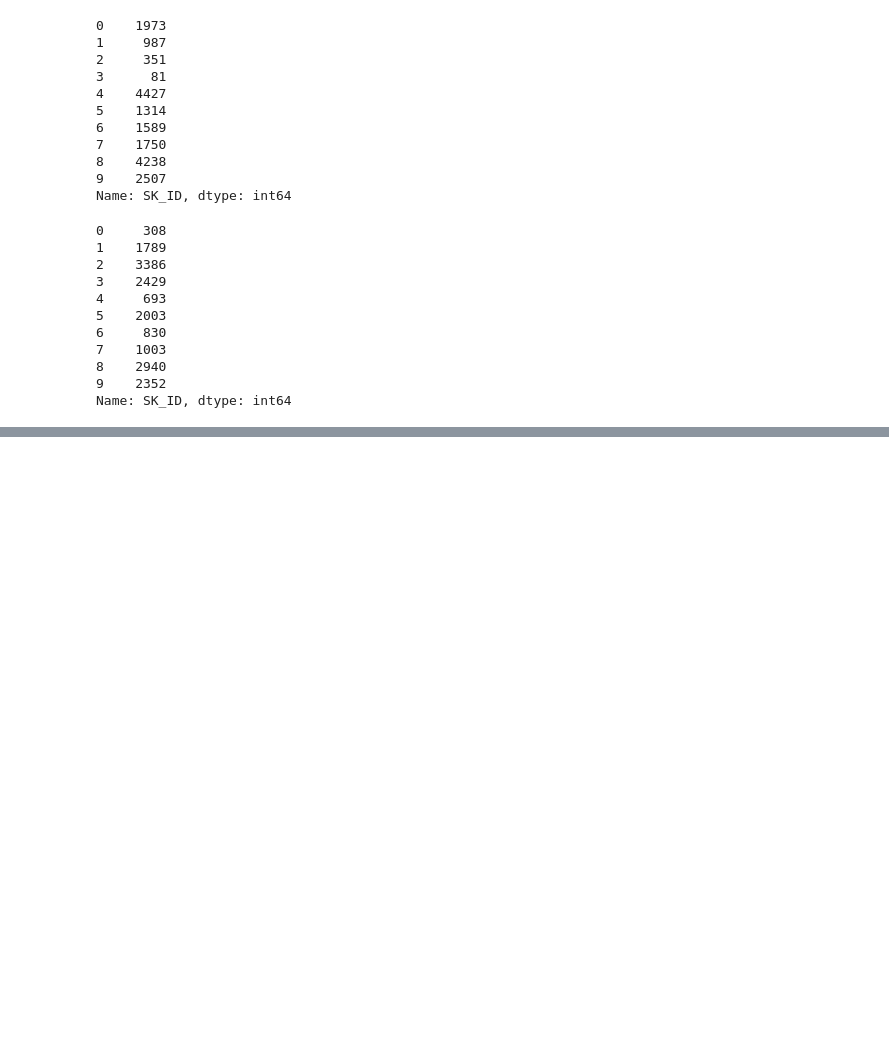
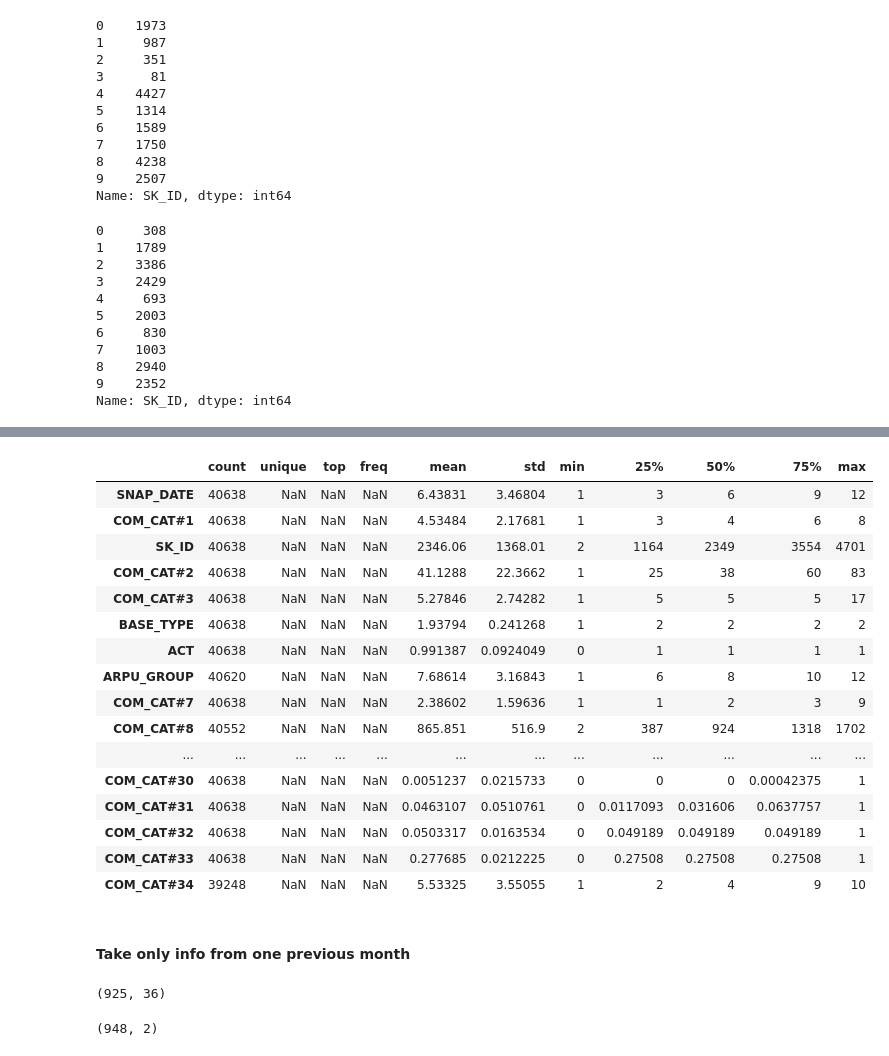
Before and after one commit to ademyanchuk/mlBootCamp2018, a Jupyter notebook: make-validation-system.ipynb, the cells around one changed output, grey strips where cells are left out. Cells and saved outputs as stored; diff of their text form; code cells hidden in the pictures; blank space fills up the shorter version.

```diff
--- a/make-validation-system.ipynb
+++ b/make-validation-system.ipynb
@@ -245,0 +288,3 @@ Name: SK_ID, dtype: int64
+# %%
+subs_feat_tr_df = pd.read_csv(path/'train/subs_features_train.csv', sep=';', decimal=',',
+                              parse_dates=['SNAP_DATE'], infer_datetime_format=True, dayfirst=True)
@@ -245,0 +374,3 @@ Name: SK_ID, dtype: int64
+# %%
+# convert to months (int)
+subs_feat_tr_df.SNAP_DATE = subs_feat_tr_df.SNAP_DATE.dt.month
@@ -245,0 +408,22 @@ Name: SK_ID, dtype: int64
+# %%
+display_all(subs_feat_tr_df.describe(include='all').T)
+# %% [output]
+|  | count | unique | top | freq | mean | std | min | 25% | 50% | 75% | max |
+| SNAP_DATE | 40638 | NaN | NaN | NaN | 6.43831 | 3.46804 | 1 | 3 | 6 | 9 | 12 |
+| COM_CAT#1 | 40638 | NaN | NaN | NaN | 4.53484 | 2.17681 | 1 | 3 | 4 | 6 | 8 |
+| SK_ID | 40638 | NaN | NaN | NaN | 2346.06 | 1368.01 | 2 | 1164 | 2349 | 3554 | 4701 |
+| COM_CAT#2 | 40638 | NaN | NaN | NaN | 41.1288 | 22.3662 | 1 | 25 | 38 | 60 | 83 |
+| COM_CAT#3 | 40638 | NaN | NaN | NaN | 5.27846 | 2.74282 | 1 | 5 | 5 | 5 | 17 |
+| BASE_TYPE | 40638 | NaN | NaN | NaN | 1.93794 | 0.241268 | 1 | 2 | 2 | 2 | 2 |
+| ACT | 40638 | NaN | NaN | NaN | 0.991387 | 0.0924049 | 0 | 1 | 1 | 1 | 1 |
+| ARPU_GROUP | 40620 | NaN | NaN | NaN | 7.68614 | 3.16843 | 1 | 6 | 8 | 10 | 12 |
+| COM_CAT#7 | 40638 | NaN | NaN | NaN | 2.38602 | 1.59636 | 1 | 1 | 2 | 3 | 9 |
+| COM_CAT#8 | 40552 | NaN | NaN | NaN | 865.851 | 516.9 | 2 | 387 | 924 | 1318 | 1702 |
+| ... | ... | ... | ... | ... | ... | ... | ... | ... | ... | ... | ... |
+| COM_CAT#30 | 40638 | NaN | NaN | NaN | 0.0051237 | 0.0215733 | 0 | 0 | 0 | 0.00042375 | 1 |
+| COM_CAT#31 | 40638 | NaN | NaN | NaN | 0.0463107 | 0.0510761 | 0 | 0.0117093 | 0.031606 | 0.0637757 | 1 |
+| COM_CAT#32 | 40638 | NaN | NaN | NaN | 0.0503317 | 0.0163534 | 0 | 0.049189 | 0.049189 | 0.049189 | 1 |
+| COM_CAT#33 | 40638 | NaN | NaN | NaN | 0.277685 | 0.0212225 | 0 | 0.27508 | 0.27508 | 0.27508 | 1 |
+| COM_CAT#34 | 39248 | NaN | NaN | NaN | 5.53325 | 3.55055 | 1 | 2 | 4 | 9 | 10 |
+# %% [markdown]
+#### Take only info from one previous month
@@ -245,0 +433,8 @@ Name: SK_ID, dtype: int64
+# %%
+one_mont_te.shape
+# %% [output]
+(925, 36)
+# %%
+subs_csi_te_df.shape
+# %% [output]
+(948, 2)
```
Also changed, not shown: parts of 40 cells of this notebook, 4 other files.
